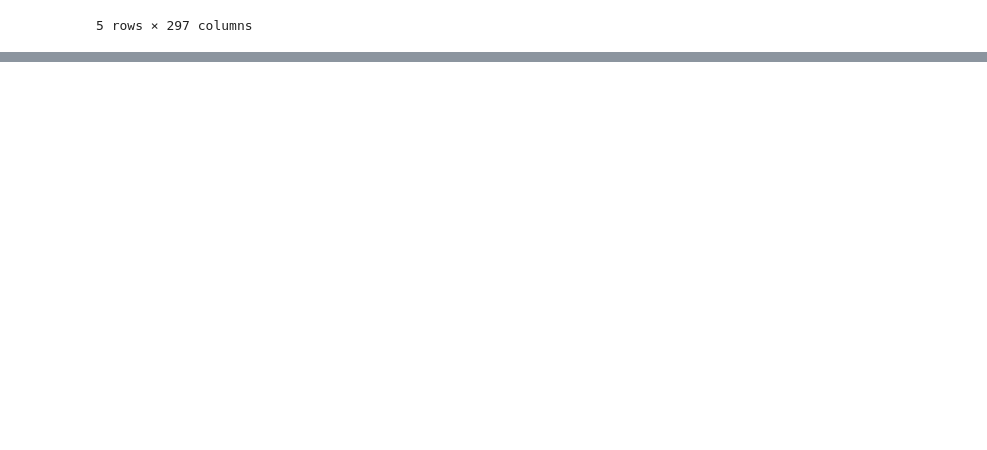
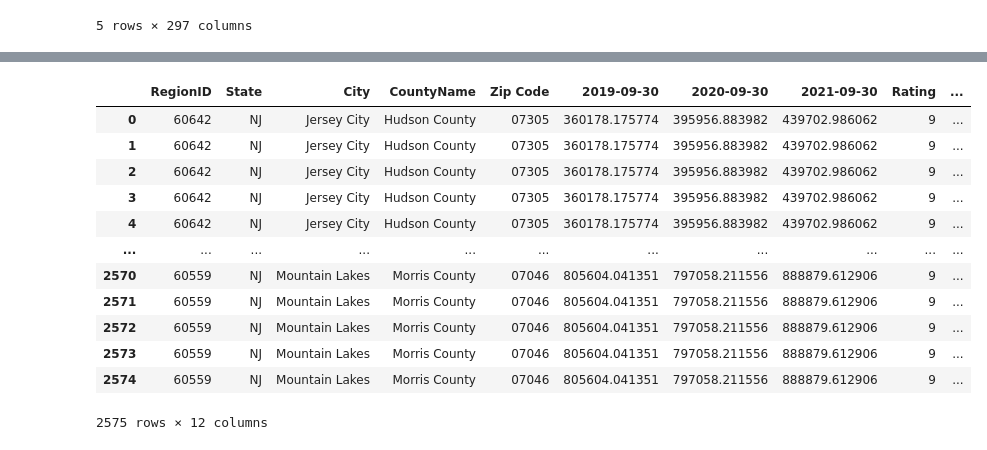
Before and after one commit to tlochan/ProjectOne, a Jupyter notebook: Data Cleaning.ipynb, the cells around one changed output, grey strips where cells are left out. Saved outputs shown, nothing was run; the diff lists cells and outputs as text; code cells hidden in the pictures; blank space fills up the shorter version.

```diff
--- a/Data Cleaning.ipynb
+++ b/Data Cleaning.ipynb
@@ -41,0 +84,17 @@ nj_2020_df.head()
+# %%
+mergeDf = pd.merge(nj_2020_df,greatDf,right_on="Zip Code",left_on="Zip Code", how="inner")
+mergeDf
+# %% [output]
+|  | RegionID | State | City | CountyName | Zip Code | 2019-09-30 | 2020-09-30 | 2021-09-30 | Rating | ... |
+| 0 | 60642 | NJ | Jersey City | Hudson County | 07305 | 360178.175774 | 395956.883982 | 439702.986062 | 9 | ... |
+| 1 | 60642 | NJ | Jersey City | Hudson County | 07305 | 360178.175774 | 395956.883982 | 439702.986062 | 9 | ... |
+| 2 | 60642 | NJ | Jersey City | Hudson County | 07305 | 360178.175774 | 395956.883982 | 439702.986062 | 9 | ... |
+| 3 | 60642 | NJ | Jersey City | Hudson County | 07305 | 360178.175774 | 395956.883982 | 439702.986062 | 9 | ... |
+| 4 | 60642 | NJ | Jersey City | Hudson County | 07305 | 360178.175774 | 395956.883982 | 439702.986062 | 9 | ... |
+| ... | ... | ... | ... | ... | ... | ... | ... | ... | ... | ... |
+| 2570 | 60559 | NJ | Mountain Lakes | Morris County | 07046 | 805604.041351 | 797058.211556 | 888879.612906 | 9 | ... |
+| 2571 | 60559 | NJ | Mountain Lakes | Morris County | 07046 | 805604.041351 | 797058.211556 | 888879.612906 | 9 | ... |
+| 2572 | 60559 | NJ | Mountain Lakes | Morris County | 07046 | 805604.041351 | 797058.211556 | 888879.612906 | 9 | ... |
+| 2573 | 60559 | NJ | Mountain Lakes | Morris County | 07046 | 805604.041351 | 797058.211556 | 888879.612906 | 9 | ... |
+| 2574 | 60559 | NJ | Mountain Lakes | Morris County | 07046 | 805604.041351 | 797058.211556 | 888879.612906 | 9 | ... |
+2575 rows × 12 columns
```
Also changed, not shown: parts of 5 cells of this notebook.
